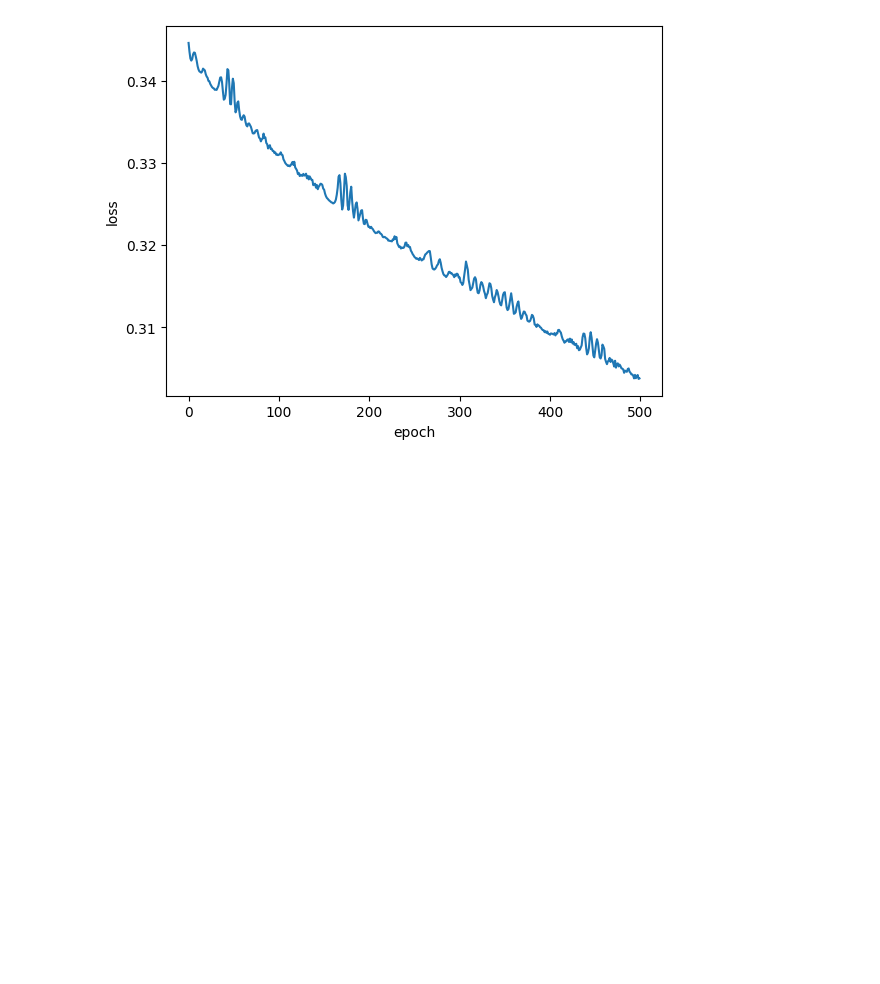
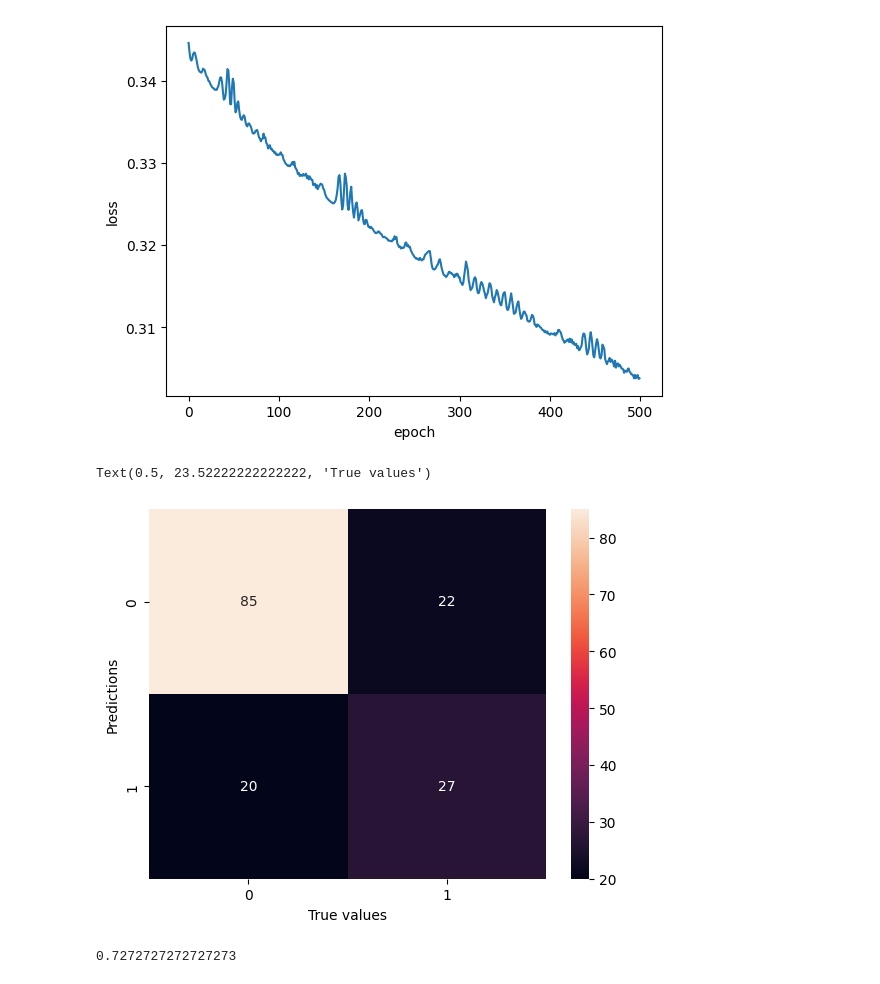
Before and after one commit to SahilJain8/Deep-learing---PyTorch, a Jupyter notebook: pima Diabetes/pima Diabetes.ipynb, the cells around one changed output. Drawn from its saved outputs; the diff is of its cells as text; code cells hidden in the pictures; blank space fills up the shorter version.

Commit message:
model

```diff
--- a/pima Diabetes/pima Diabetes.ipynb
+++ b/pima Diabetes/pima Diabetes.ipynb
@@ -124,3 +124,20 @@ plt.xlabel("epoch")
 # %% [output]
 Text(0.5, 0, 'epoch')
 [figure]
+# %%
+predictions = []
+with torch.no_grad():
+    for i,data in enumerate(X_test):
+        y_pred = model1(data)
+        predictions.append(y_pred.argmax().item())
+# %%
+from sklearn.metrics import  confusion_matrix,accuracy_score
+
+cm =confusion_matrix(y_test,predictions)
+
+sns.heatmap(cm,annot=True)
+plt.ylabel('Predictions')
+plt.xlabel("True values")
+# %% [output]
+Text(0.5, 23.52222222222222, 'True values')
+[figure, added]
@@ -126,0 +146,4 @@ Text(0.5, 0, 'epoch')
+# %%
+score
+# %% [output]
+0.7272727272727273
```
Also changed, not shown: parts of 1 cell of this notebook.
